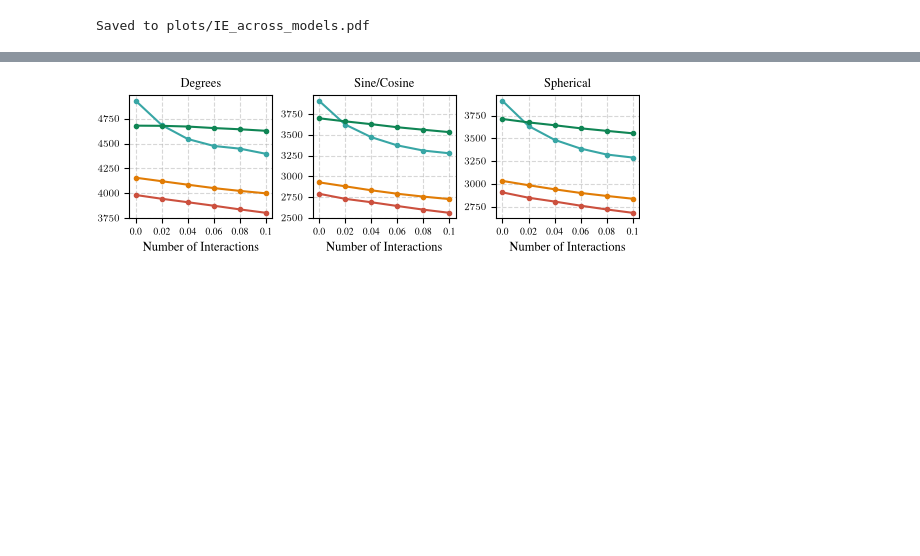
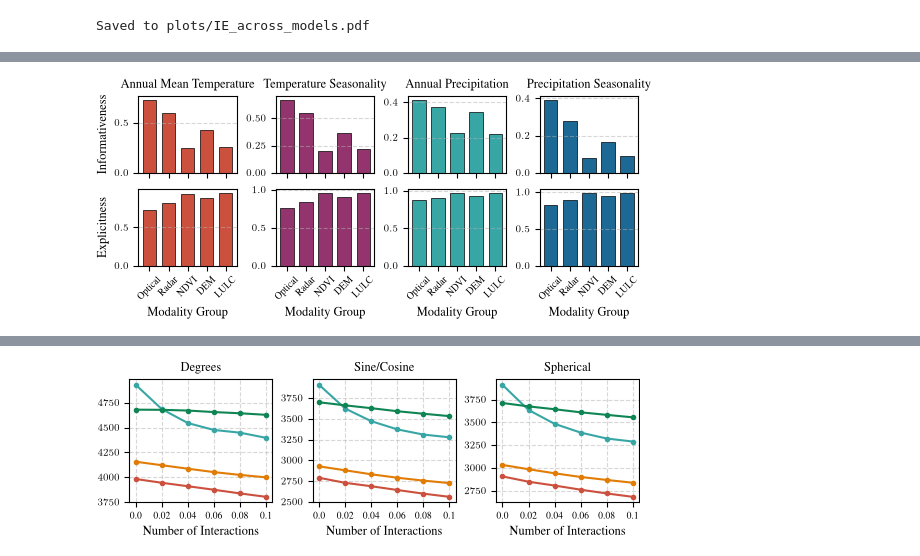
Before and after one commit to kdybek/terramind_probing, a Jupyter notebook: plots.ipynb, the cells around one changed output, grey strips where cells are left out. Drawn from its saved outputs; the diff is of its cells as text; code cells hidden in the pictures; blank space fills up the shorter version.

```diff
--- a/plots.ipynb
+++ b/plots.ipynb
@@ -300,0 +397,87 @@ Saved to plots/IE_across_models.pdf
+# %%
+import os
+import numpy as np
+import pandas as pd
+import matplotlib.pyplot as plt
+from tueplots import bundles, figsizes
+from matplotlib.lines import Line2D
+
+color_handles = [
+    Line2D([0], [0], color=TARGET_COLORS["bio01"], lw=1.5, label=TARGET_LABELS["bio01"]),
+    Line2D([0], [0], color=TARGET_COLORS["bio04"], lw=1.5, label=TARGET_LABELS["bio04"]),
+    Line2D([0], [0], color=TARGET_COLORS["bio12"], lw=1.5, label=TARGET_LABELS["bio12"]),
+    Line2D([0], [0], color=TARGET_COLORS["bio15"], lw=1.5, label=TARGET_LABELS["bio15"])
+]
+
+os.environ["PATH"] += os.pathsep + "/Library/TeX/texbin"
+
+plt.rcParams.update(bundles.neurips2024())
+plt.rcParams.update(figsizes.neurips2024(nrows=2, ncols=4, height_to_width_ratio=0.9, rel_width=1.0))
+plt.rcParams.update({
+    "text.latex.preamble": r"\usepackage{times}\usepackage{amsmath}",
+    "text.usetex": True,
+})
+
+df = pd.read_csv(RESULTS_PATH)
+
+os.makedirs("plots", exist_ok=True)
+
+def summarize(results, metric):
+    best = min(results)
+
+    if metric == "Informativeness":
+        return 1 - best
+    elif metric == "Explicitness":
+        aulcc = np.trapezoid(np.array(results) - best, dx=1)
+        return 1 - aulcc / (len(results) - 1)
+
+base_model = "terramind_v1_base"
+
+fig, axes = plt.subplots(2, 4, sharey=False, sharex=True)
+for i, (ax_, metric) in enumerate(zip(axes, ["Informativeness", "Explicitness"], strict=True)):
+    for ax, tgt in zip(ax_, TARGET_NAMES[::-1], strict=True):
+        values = []
+        for modality_group in MODALITY_GROUPS:
+            means = []
+            los = []
+            his = []
+            for rff_component_count in RBF_COMPONENT_COUNTS:
+                sub_df = df[
+                    (df["model_name"] == base_model) &
+                    (df["rff_component_count"] == rff_component_count) &
+                    (df["target"] == tgt) &
+                    (df["layer"] == NUM_LAYERS_DICT[base_model] - 1) &
+                    (df["modality_group"] == modality_group)
+                ]
+
+                assert len(sub_df) == NUM_FOLDS, f"Expected {NUM_FOLDS} folds, but got {len(sub_df)} for model={base_model}, rff_component_count={rff_component_count}, target={tgt}, layer={layer}"
+
+                scores = sub_df['val_rmse'].values
+                mean, lower_ci, upper_ci = mean_bootstrap_ci(scores)
+                means.append(mean)
+                los.append(lower_ci)
+                his.append(upper_ci)
+
+            value = summarize(means, metric)
+            values.append(value)
+
+        x = np.arange(len(MODALITY_GROUPS))
+        ax.bar(x, values, label=TARGET_LABELS[tgt], color=TARGET_COLORS[tgt], capsize=4,
+                  edgecolor="black", linewidth=0.5, width=0.7)
+
+        ax.set_xticks(x)
+        ax.set_xticklabels([MODALITY_GROUP_LABELS[c] for c in MODALITY_GROUPS], rotation=45, ha="center")
+        if i == 0:
+            ax.set_title(TARGET_LABELS[tgt])
+        ax.grid(True, linestyle="--", alpha=0.5, axis="y")
+
+    ax_[0].set_ylabel(metric)
+
+for ax in axes[-1]:
+    ax.set_xlabel("Modality Group")
+
+plt.savefig("plots/IE_layer_ablation.pdf", bbox_inches="tight")
+plt.show()
+print("\nSaved to plots/IE_layer_ablation.pdf")
+# %% [output]
+[figure, added]
```
Also changed, not shown: parts of 6 cells of this notebook, 3 other files.
